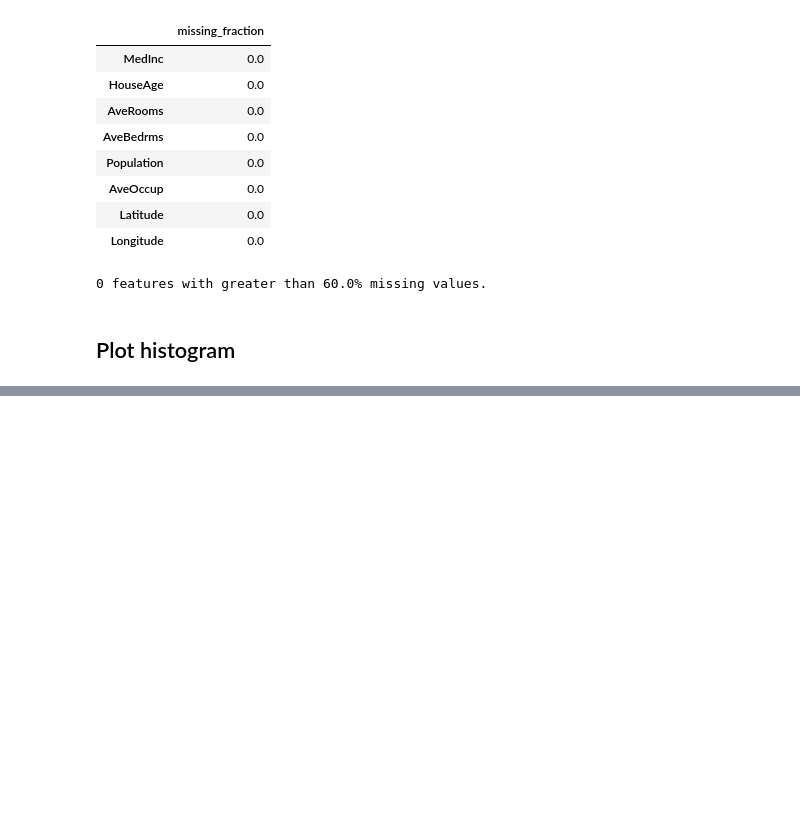
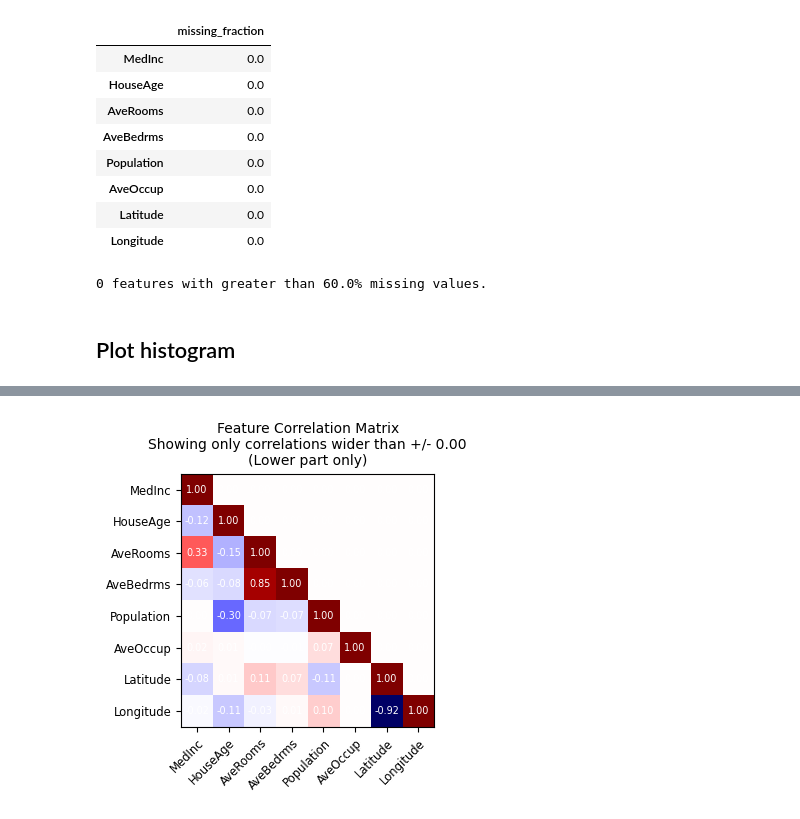
Before and after one commit to unpackAI/unpackai, a Jupyter notebook: nbs/35_tabular_data.ipynb, the cells around one changed output, grey strips where cells are left out. Saved outputs shown, nothing was run; the diff lists cells and outputs as text; code cells hidden in the pictures; blank space fills up the shorter version.

```diff
--- a/nbs/35_tabular_data.ipynb
+++ b/nbs/35_tabular_data.ipynb
@@ -99,0 +184,4 @@ plot_hist(df)
+# %%
+plot_feat_correlations(df, threshold=0)
+# %% [output]
+[figure, added]
```
Also changed, not shown: parts of 16 cells of this notebook, 2 other files.
